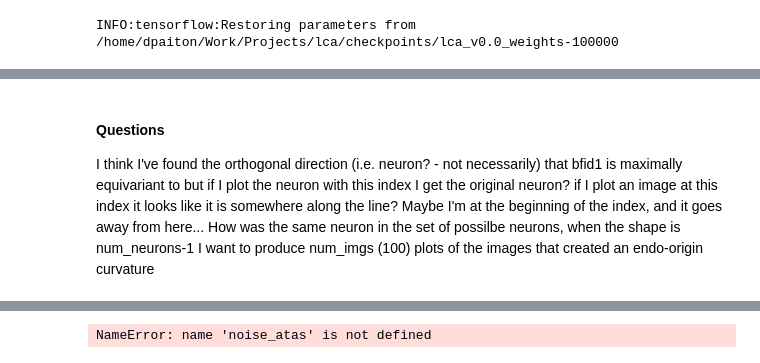
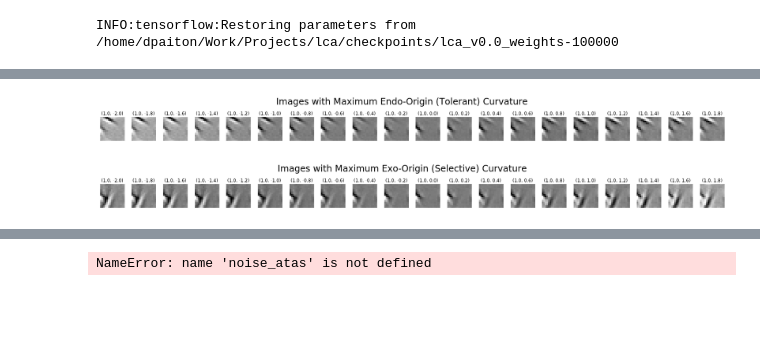
Before and after one commit to dpaiton/DeepSparseCoding, a Jupyter notebook: vis_lca.ipynb, the cells around one changed output, grey strips where cells are left out. Saved outputs shown, nothing was run; the diff lists cells and outputs as text; code cells hidden in the pictures; blank space fills up the shorter version.

```diff
--- a/vis_lca.ipynb
+++ b/vis_lca.ipynb
@@ -488,5 +480,0 @@ plt.show()
-# %%
-fig, ax = plt.subplots(1, figsize=(8,8))
-ax = pf.clear_axis(ax)
-ax.imshow(analyzer.bf_stats["basis_functions"][neuron_idx], cmap="Greys_r")
-ax.set_title("Basis Function")
@@ -496,8 +480,0 @@ Text(0.5,1,'Basis Function')
-# %% [markdown]
-#### Questions
-I think I've found the orthogonal direction (i.e. neuron? - not necessarily) that bfid1 is maximally equivariant to
-but if I plot the neuron with this index I get the original neuron?
-if I plot an image at this index it looks like it is somewhere along the line?
-Maybe I'm at the beginning of the index, and it goes away from here...
-How was the same neuron in the set of possilbe neurons, when the shape is num_neurons-1
-I want to produce num_imgs (100) plots of the images that created an endo-origin curvature
@@ -547,3 +481,52 @@ fig2 = pf.plot_eigenvalues(evals[::-1])
+# %%
+max_exo_index = np.argmin(concavity) # image index with the maximum exo-origin curviture
+max_endo_index = np.argmax(concavity) # image index with the maximum endo-origin curviture
+# %%
+num_comparison_points = 20
+num_plots_y = 1
+num_plots_x = num_comparison_points
+gs1 = gridspec.GridSpec(num_plots_y, num_plots_x, hspace=0.6, wspace=0.3)
+fig = plt.figure(figsize=(30, 6))
+
+y_indices = np.arange(pop_num_imgs)[::int(pop_num_imgs/num_comparison_points)]
+if y_indices.size < num_comparison_points:
+  y_indices.append(-1)
+for pid, xid in enumerate(range(num_plots_x)):
+  ax = pf.clear_axis(fig.add_subplot(gs1[0, xid]))
+  imid = np.ravel_multi_index((max_endo_index, y_indices[pid]), (num_orthogonal, pop_num_imgs))
+  ax.imshow(pop_datapoints["test"].images[imid, ...].reshape([analyzer.model_params["patch_edge_size"],
+    analyzer.model_params["patch_edge_size"]]), cmap="Greys_r")
+  subfig_title = ("({:.1f}, ".format(pop_proj_datapoints[y_indices[pid],0])
+    +"{:.1f})".format(pop_proj_datapoints[y_indices[pid],1]))
+  ax.set_title(subfig_title)
+fig.suptitle("Images with Maximum Endo-Origin (Tolerant) Curvature", fontsize=24, y=0.7)
+fig.savefig(analyzer.analysis_out_dir+"/vis/max_endo_images.png")
+plt.show()
+# %% [output]
+[figure, added]
+# %%
+num_comparison_points = 20
+num_plots_y = 1
+num_plots_x = num_comparison_points
+gs1 = gridspec.GridSpec(num_plots_y, num_plots_x, hspace=0.6, wspace=0.3)
+fig = plt.figure(figsize=(30, 6))
+
+y_indices = np.arange(pop_num_imgs)[::int(pop_num_imgs/num_comparison_points)]
+if y_indices.size < num_comparison_points:
+  y_indices.append(-1)
+for pid, xid in enumerate(range(num_plots_x)):
+  ax = pf.clear_axis(fig.add_subplot(gs1[0, xid]))
+  imid = np.ravel_multi_index((max_exo_index, y_indices[pid]), (num_orthogonal, pop_num_imgs))
+  ax.imshow(pop_datapoints["test"].images[imid, ...].reshape([analyzer.model_params["patch_edge_size"],
+    analyzer.model_params["patch_edge_size"]]), cmap="Greys_r")
+  subfig_title = ("({:.1f}, ".format(pop_proj_datapoints[y_indices[pid],0])
+    +"{:.1f})".format(pop_proj_datapoints[y_indices[pid],1]))
+  ax.set_title(subfig_title)
+fig.suptitle("Images with Maximum Exo-Origin (Selective) Curvature", fontsize=24, y=0.7)
+fig.savefig(analyzer.analysis_out_dir+"/vis/max_exo_images.png")
+plt.show()
+# %% [output]
+[figure, added]
 # %%
 #keys=["a_fraction_active", "recon_loss", "sparse_loss", "total_loss"]
 #labels=["activity", "recon loss", "sparse loss", "total loss"]
```
Also changed, not shown: parts of 23 cells of this notebook, 1 other file.
